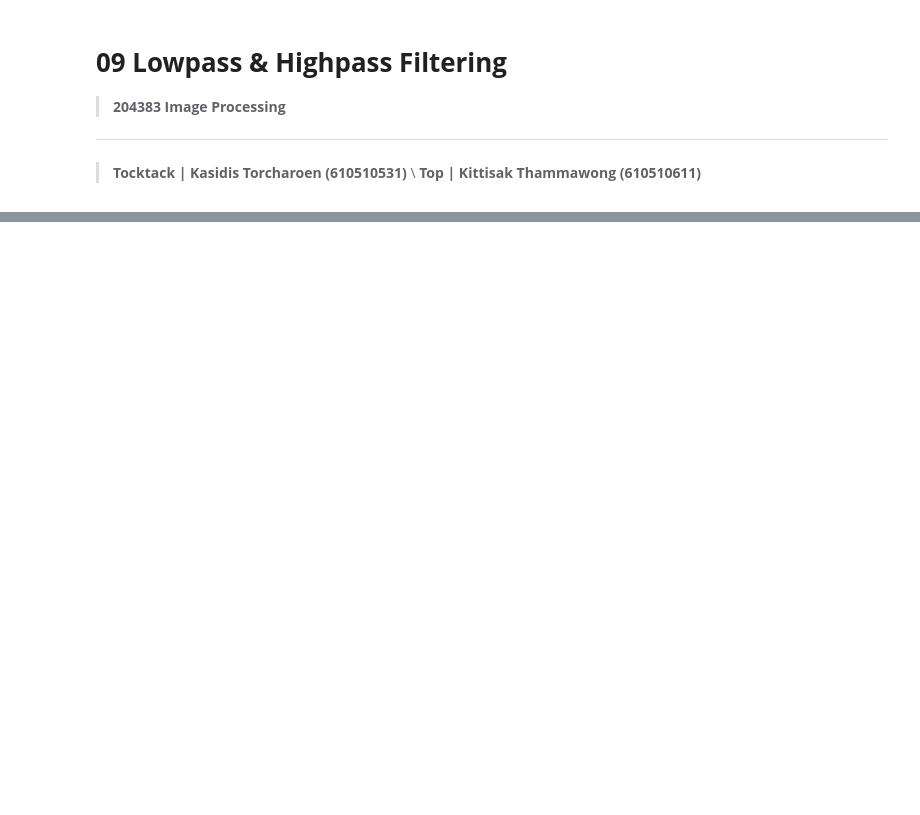
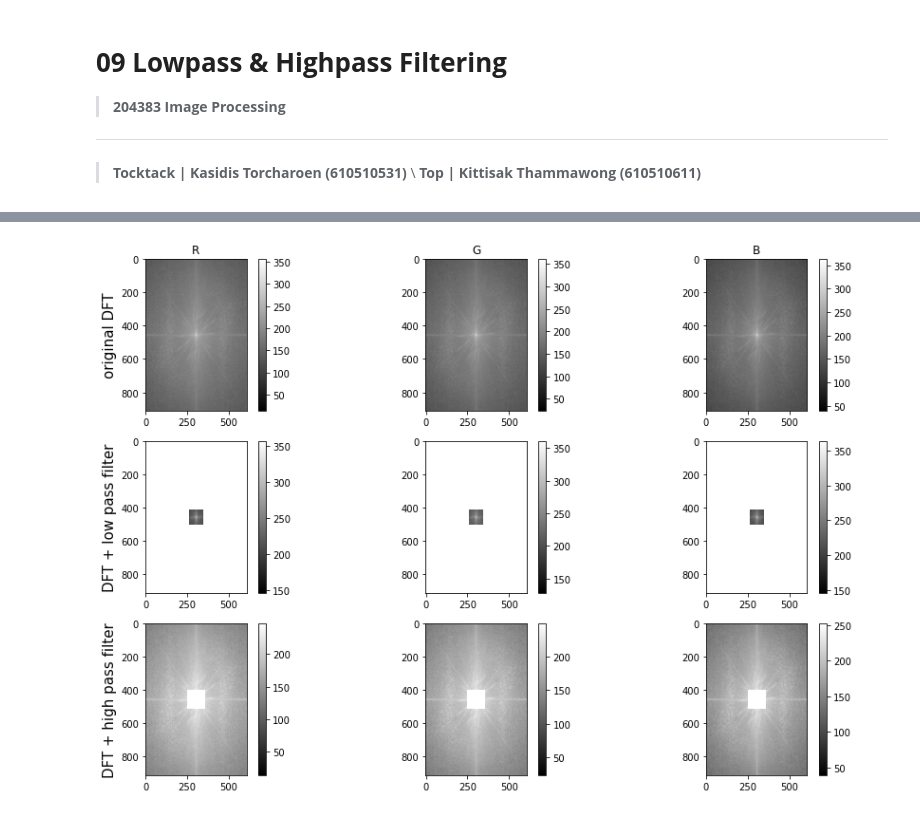
Before and after one commit to tackulus/204383, a Jupyter notebook: Code09.ipynb, the cells around one changed output, grey strips where cells are left out. Saved outputs shown, nothing was run; the diff lists cells and outputs as text; code cells hidden in the pictures; blank space fills up the shorter version.

```diff
--- a/Code09.ipynb
+++ b/Code09.ipynb
@@ -35,11 +48,3 @@ plt.imshow(low_mask, cmap='gray')
 fft_img = np.zeros_like(img, dtype=complex)
 for ch in range(channels):
     fft_img[..., ch] = np.fft.fftshift(np.fft.fft2(img[..., ch]))
-# %%
-def imshow_fft(fft):
-    magnitude_spectrum = 20 * np.log(np.abs(fft))
-    return plt.imshow(magnitude_spectrum, cmap="gray")
-
-imshow_fft(fft_img[..., 0])
-imshow_fft(fft_img[..., 1])
-imshow_fft(fft_img[..., 2])
@@ -73 +74,32 @@ NameError: ignored
+# %%
+# Visualization in Frequency Domain
+def imshow_fft(fft):
+    magnitude_spectrum = 20 * np.log(np.abs(fft))
+    return ax.imshow(magnitude_spectrum, cmap="gray")
+
+fig, axs = plt.subplots(nrows=3,ncols=3,figsize=(15,10))
+fontsize = 15
+for ch, color in enumerate(["R","G","B"]):
+    ax = axs[0, ch]
+    ax.set_title(color)
+    im = imshow_fft(fft_img[..., ch])
+    if ch == 0:
+        ax.set_ylabel("original DFT",fontsize=fontsize)
+    fig.colorbar(im, ax=ax)
+
+    ax = axs[1, ch]
+    im = imshow_fft(fft_img_low[..., ch])
+    if ch == 0:
+        ax.set_ylabel("DFT + low pass filter",fontsize=fontsize)
+    fig.colorbar(im, ax=ax)
+
+    ax = axs[2, ch]
+    im = imshow_fft(fft_img_high[..., ch])
+    if ch == 0:
+        ax.set_ylabel("DFT + high pass filter",fontsize=fontsize)
+    fig.colorbar(im, ax=ax)
+
+plt.show()
+# %% [output]
+[figure, added]
 # %%
```
Also changed, not shown: parts of 8 cells of this notebook.
